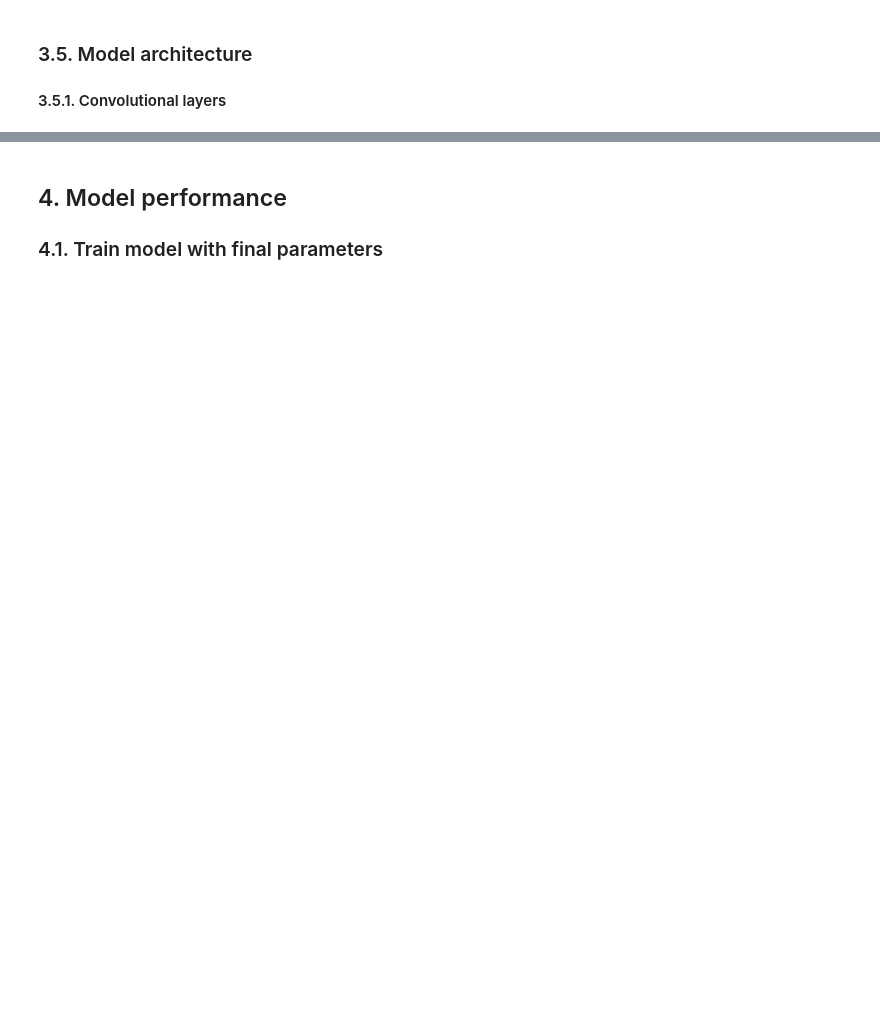
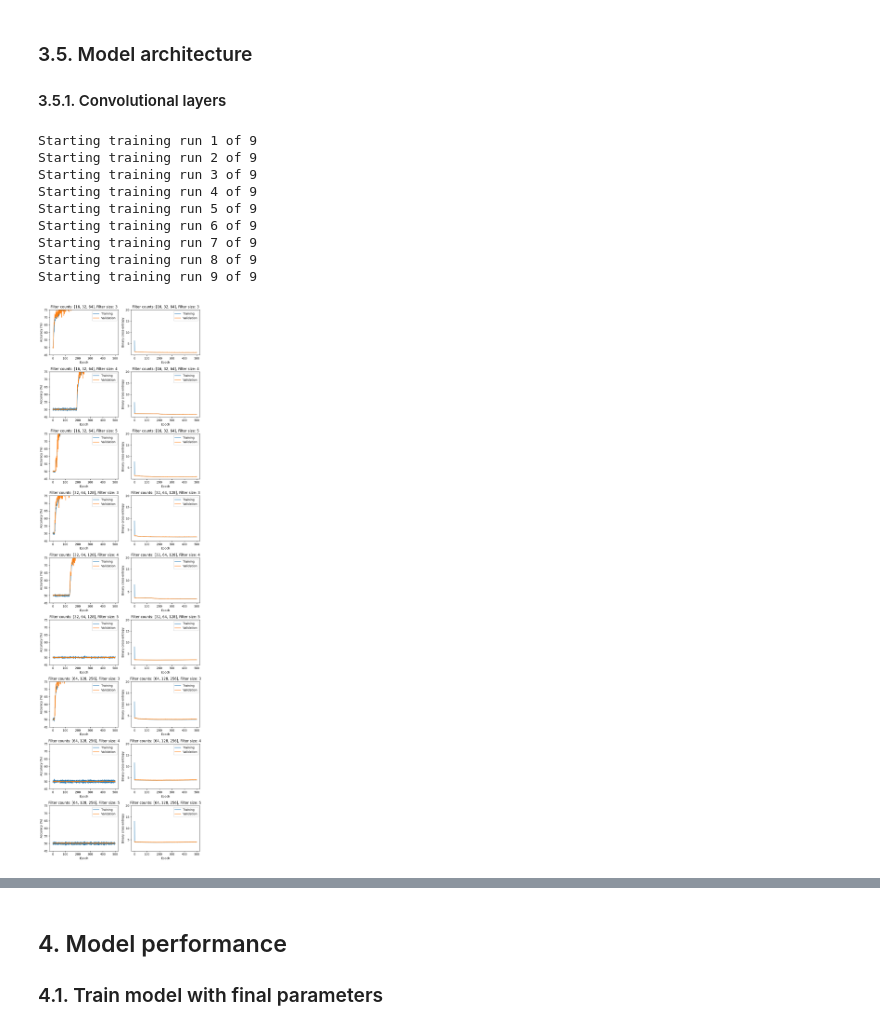
Before and after one commit to 4GeeksAcademy/gperdrizet-image-classification, a Jupyter notebook: src/solution.ipynb, the cells around one changed output, grey strips where cells are left out. Saved outputs shown, nothing was run; the diff lists cells and outputs as text; code cells hidden in the pictures; blank space fills up the shorter version.

Commit message:
Finished convolutional filter num/size optimization.

```diff
--- a/src/solution.ipynb
+++ b/src/solution.ipynb
@@ -424,35 +476,46 @@ print()
 
 # Define hyperparameters
 hyperparameters={
-    'filter_nums_list': [[32,64,128],[64,128,256],[128,256,512]],
-    'filter_sizes': [4,5,6],
+    'filter_nums_list': [[16,32,64],[32,64,128],[64,128,256]],
+    'filter_sizes': [3,4,5],
     'l1_penalties': [l1_penalty],
     'l2_penalties': [l2_penalty],
     'batch_sizes': [batch_size],
     'learning_rates': [learning_rate],
     'image_widths': [image_width],
     'steps_per_epoch': steps_per_epoch,
     'validation_steps': validation_steps,
     'epochs': 500
 }
 
 # Train the model with each combination of hyperparameters
 hyperparameter_optimization_results=hyperparameter_optimization_run(
     training_data_path,
     validation_data_path,
     **hyperparameters
 )
 
 # Specify which hyperparameters to include in the plot labels
 plot_labels=['filter_nums_list', 'filter_sizes']
 
 # Plot the training curves
 plot_hyperparameter_optimization_run(
     hyperparameter_optimization_results,
     hyperparameters,
     plot_labels,
-    accuracy_ylims=[45,75],
-    entropy_ylims=[0.01,20.0]
+    accuracy_ylims=[45,100],
+    entropy_ylims=[0.01,5.0]
 ).show()
 
 print()
+# %% [output]
+Starting training run 1 of 9
+Starting training run 2 of 9
+Starting training run 3 of 9
+Starting training run 4 of 9
+Starting training run 5 of 9
+Starting training run 6 of 9
+Starting training run 7 of 9
+Starting training run 8 of 9
+Starting training run 9 of 9
+[figure, added]
```
Also changed, not shown: parts of 20 cells of this notebook.
